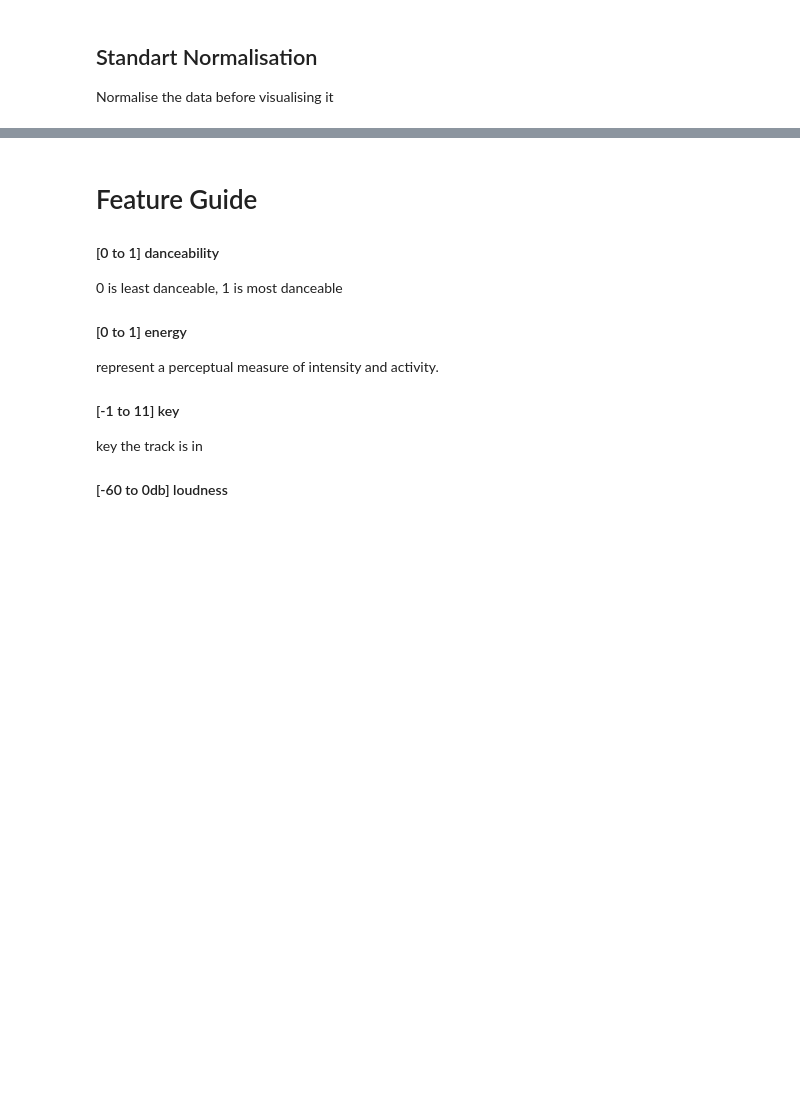
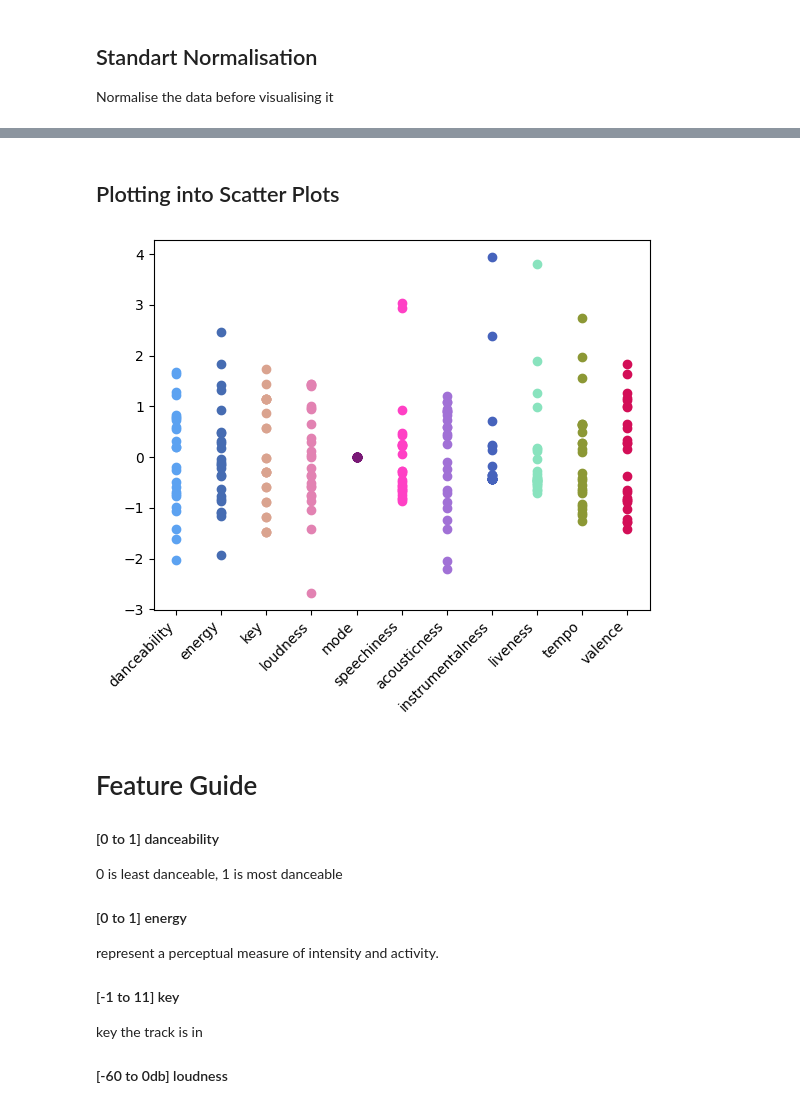
Before and after one commit to kaitoshaw/muse, a Jupyter notebook: getSongs.ipynb, the cells around one changed output, grey strips where cells are left out. Saved outputs shown, nothing was run; the diff lists cells and outputs as text; code cells hidden in the pictures; blank space fills up the shorter version.

Commit message:
Plotting with Scatter
Done with plotting with Scatter Plot. Next, need to calculate the distance and ignore outliers

```diff
--- a/getSongs.ipynb
+++ b/getSongs.ipynb
@@ -237,3 +185,43 @@ plt.show()
+# %%
+from sklearn.preprocessing import StandardScaler
+
+# Create an instance of StandardScaler
+scaler = StandardScaler()
+
+# Loop through the keys in the dictionary
+for key in songsInPlaylist.keys():
+    # Get the list of values for the current key
+    values = songsInPlaylist[key]
+
+    # Convert the list to a 2D array (required for StandardScaler)
+    values = [[v] for v in values]
+
+    # Fit and transform the values using StandardScaler
+    normalized_values = scaler.fit_transform(values)
+
+    # Update the dictionary with the normalized values
+    songsInPlaylist[key] = [v[0] for v in normalized_values]
+# %% [markdown]
+## Plotting into Scatter Plots
+# %%
+def generate_random_hex_color():
+    # Generate random integers for R, G, B values
+    r = random.randint(0, 255)
+    g = random.randint(0, 255)
+    b = random.randint(0, 255)
+    # Convert RGB values to hexadecimal
+    hex_color = '#%02x%02x%02x' % (r, g, b)
+    return hex_color
+# %%
+for _feature in songsInPlaylist:
+    random_hex_color = generate_random_hex_color()
+    for _values in songsInPlaylist[_feature]:
+        plt.plot(_feature, _values, 'o', c=random_hex_color)
+        plt.xticks(rotation=45, ha='right')
+
+plt.show()
+# %% [output]
+[figure, added]
 # %% [markdown]
 # Feature Guide
 #### [0 to 1] danceability
```
Also changed, not shown: parts of 17 cells of this notebook, 1 other file.
